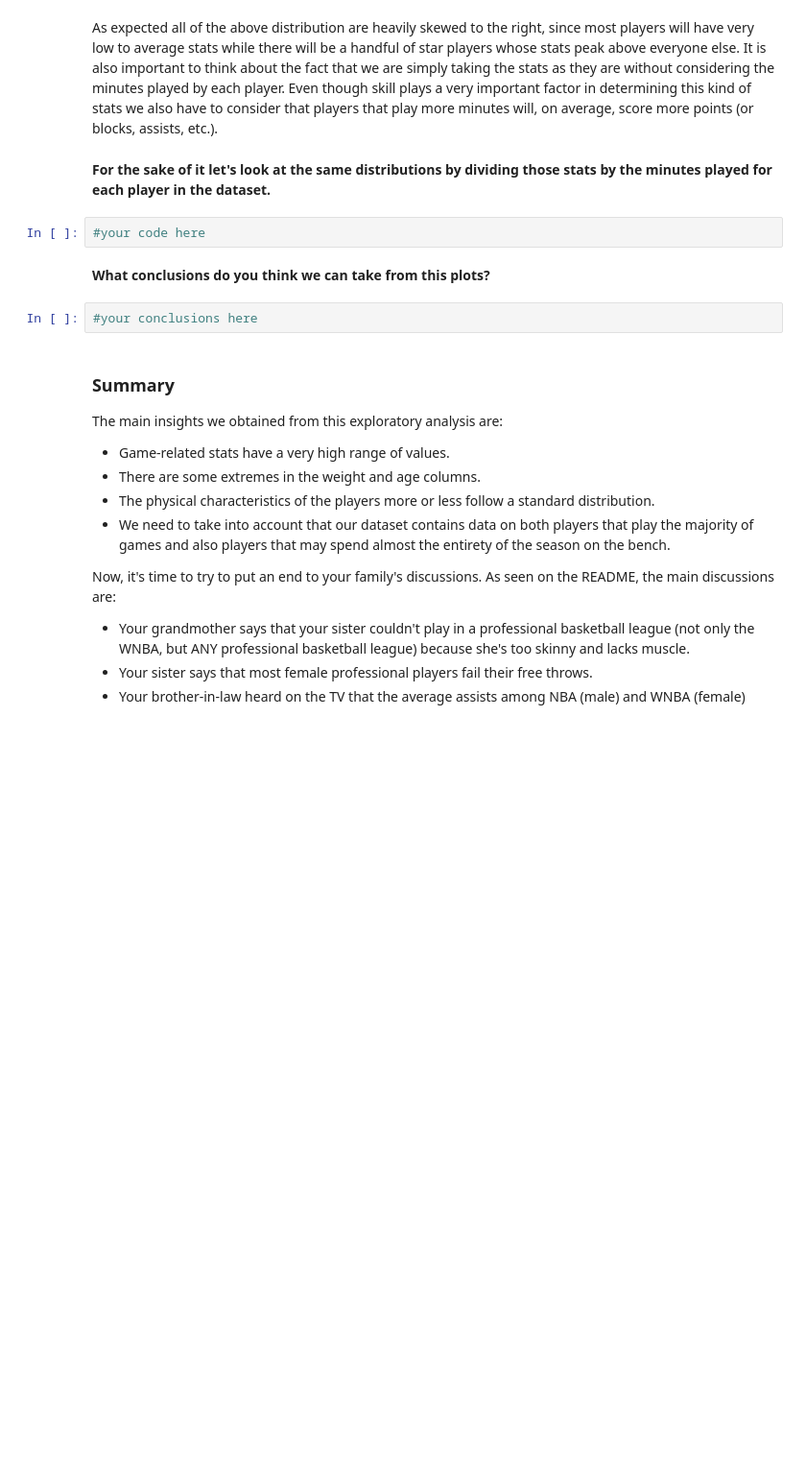
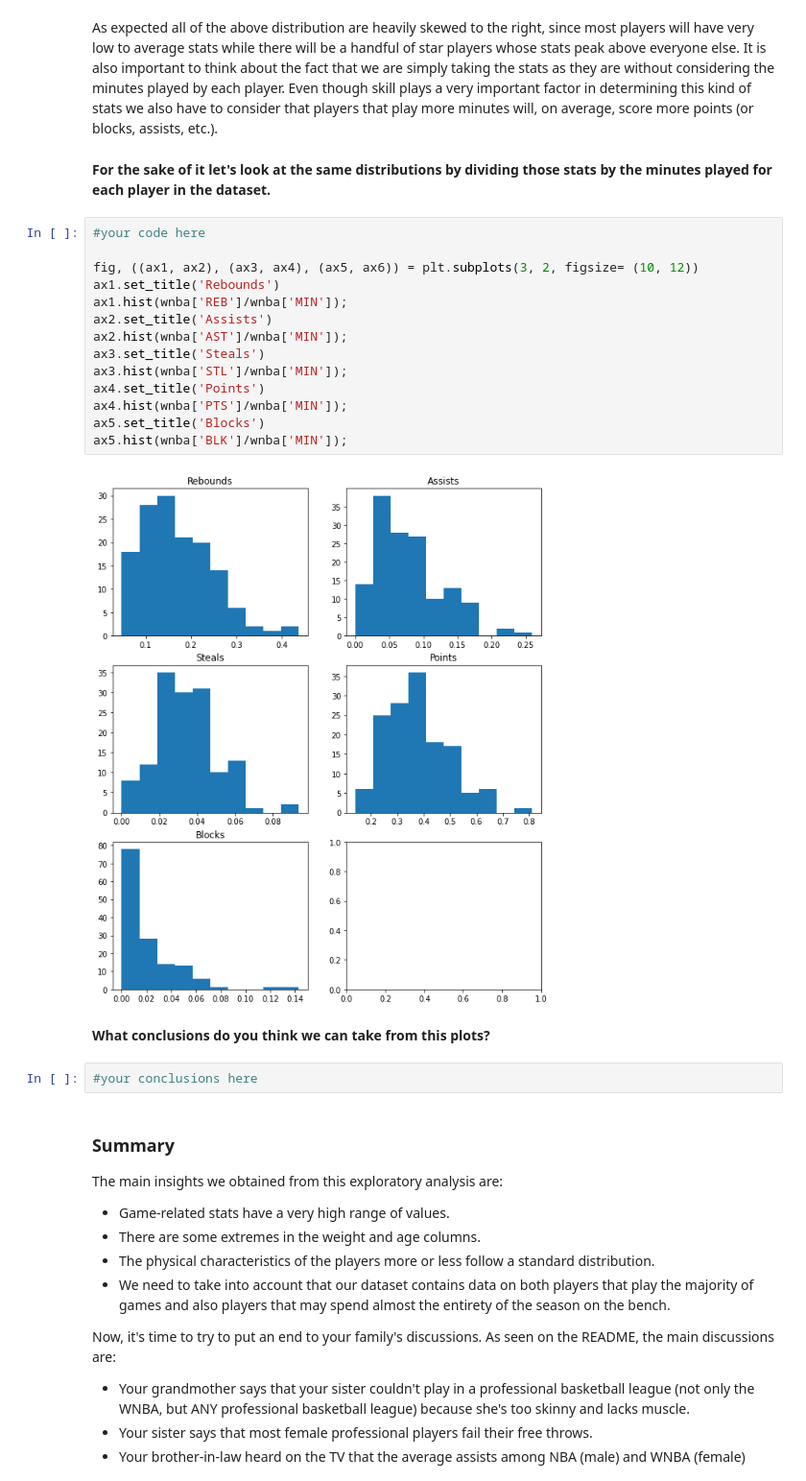
Before and after one commit to ta-data-lis/M2-mini-project2, a Jupyter notebook: your-code/2.-Exploratory-Data-Analysis.ipynb, the cells around one changed output. Shown at 96% size. Cells and saved outputs as stored; diff of their text form; blank space fills up the shorter version.

```diff
--- a/your-code/2.-Exploratory-Data-Analysis.ipynb
+++ b/your-code/2.-Exploratory-Data-Analysis.ipynb
@@ -58,8 +126,22 @@ We could do the same for the main game stats. They are points, assists, blocks,
 As expected all of the above distribution are heavily skewed to the right, since most players will have very low to average stats while there will be a handful of star players whose stats peak above everyone else. It is also important to think about the fact that we are simply taking the stats as they are without considering the minutes played by each player. Even though skill plays a very important factor in determining this kind of stats we also have to consider that players that play more minutes will, on average, score more points (or blocks, assists, etc.).
 # %% [markdown]
 **For the sake of it let's look at the same distributions by dividing those stats by the minutes played for each player in the dataset.**
-# %%
-#your code here
+# %%
+#your code here
+
+fig, ((ax1, ax2), (ax3, ax4), (ax5, ax6)) = plt.subplots(3, 2, figsize= (10, 12))
+ax1.set_title('Rebounds')
+ax1.hist(wnba['REB']/wnba['MIN']);
+ax2.set_title('Assists')
+ax2.hist(wnba['AST']/wnba['MIN']);
+ax3.set_title('Steals')
+ax3.hist(wnba['STL']/wnba['MIN']);
+ax4.set_title('Points')
+ax4.hist(wnba['PTS']/wnba['MIN']);
+ax5.set_title('Blocks')
+ax5.hist(wnba['BLK']/wnba['MIN']);
+# %% [output]
+[figure, added]
 # %% [markdown]
 **What conclusions do you think we can take from this plots?**
 # %%
```
Also changed, not shown: parts of 10 cells of this notebook, 2 other files.
